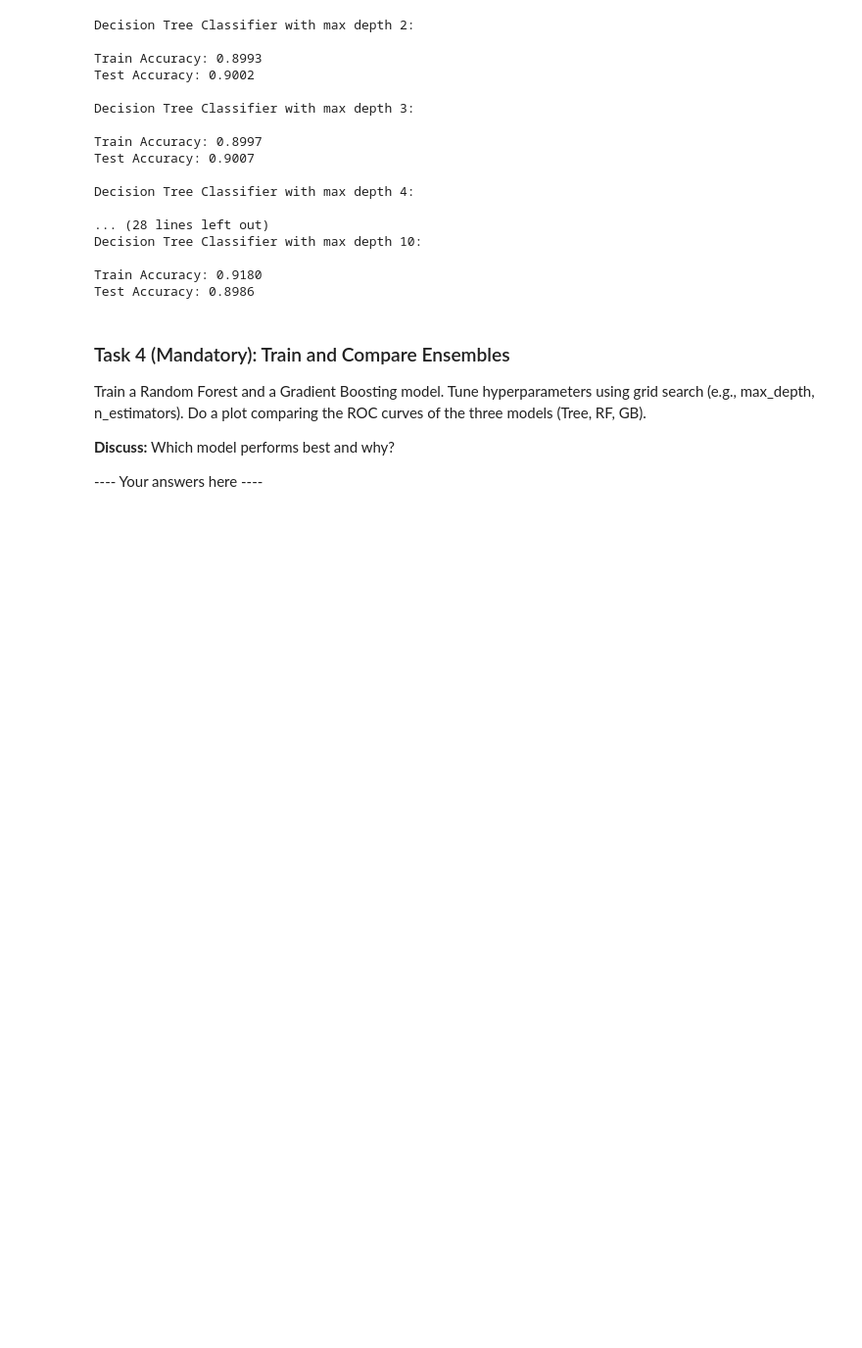
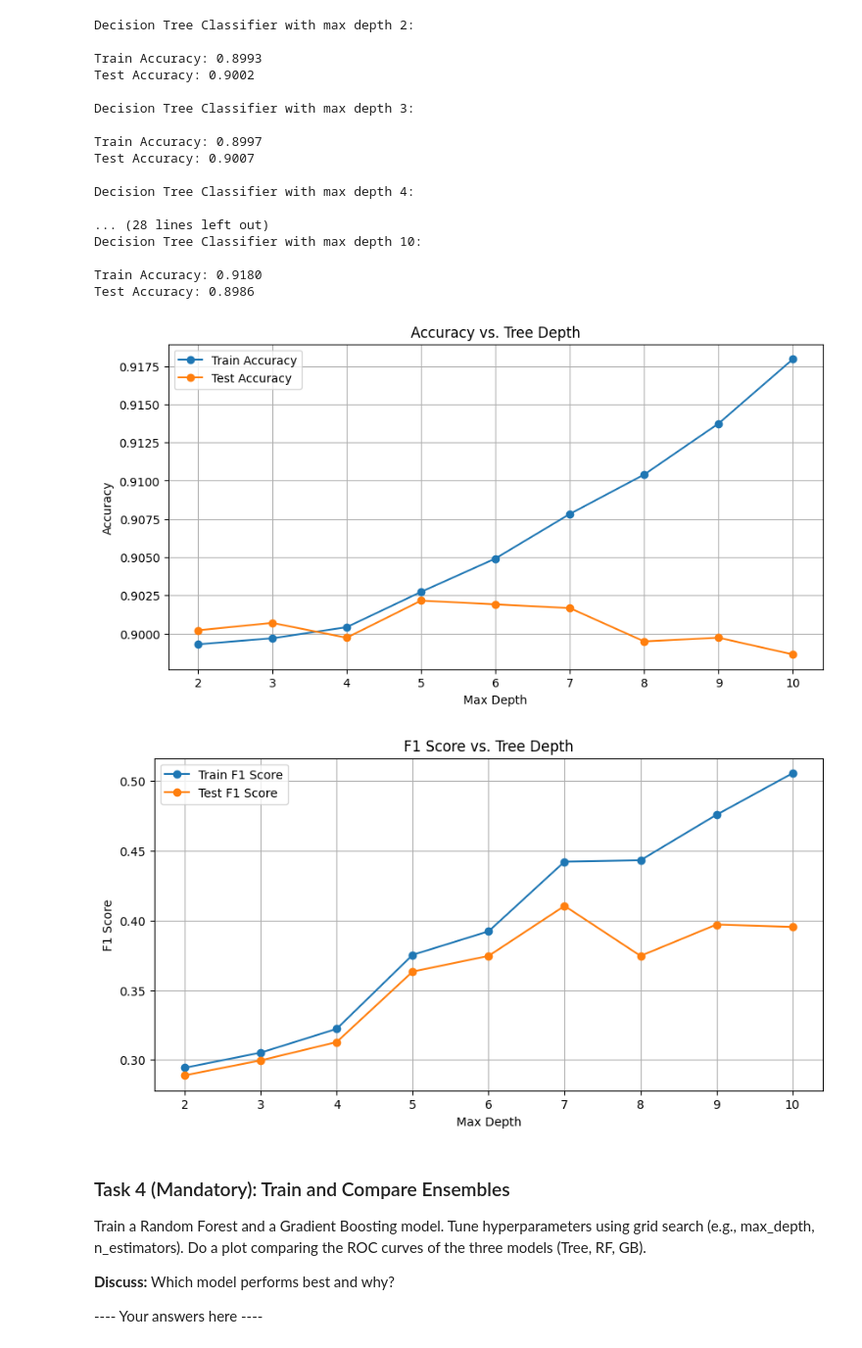
Before and after one commit to animittt/machine-learning-assignments, a Jupyter notebook: Assignment3-2025/am225pt_A3.ipynb, the cells around one changed output. Shown at 98% size. Saved outputs shown, nothing was run; the diff lists cells and outputs as text; code cells hidden in the pictures; blank space fills up the shorter version.

```diff
--- a/Assignment3-2025/am225pt_A3.ipynb
+++ b/Assignment3-2025/am225pt_A3.ipynb
@@ -140,6 +154,51 @@ Decision Tree Classifier with max depth 10:
 
 Train Accuracy: 0.9180
 Test Accuracy: 0.8986
+# %%
+import matplotlib.pyplot as plt
+from sklearn.tree import DecisionTreeClassifier
+from sklearn.metrics import accuracy_score, f1_score
+
+depths = range(2, 11)
+train_accuracies = []
+test_accuracies = []
+train_f1s = []
+test_f1s = []
+
+for depth in depths:
+    clf = DecisionTreeClassifier(max_depth=depth, random_state=8)
+    clf.fit(X_train, y_train)
+
+    y_train_pred = clf.predict(X_train)
+    y_test_pred = clf.predict(X_test)
+
+    train_accuracies.append(accuracy_score(y_train, y_train_pred))
+    test_accuracies.append(accuracy_score(y_test, y_test_pred))
+    train_f1s.append(f1_score(y_train, y_train_pred))
+    test_f1s.append(f1_score(y_test, y_test_pred))
+
+plt.figure(figsize=(10, 5))
+plt.plot(depths, train_accuracies, marker='o', label='Train Accuracy')
+plt.plot(depths, test_accuracies, marker='o', label='Test Accuracy')
+plt.title('Accuracy vs. Tree Depth')
+plt.xlabel('Max Depth')
+plt.ylabel('Accuracy')
+plt.legend()
+plt.grid(True)
+plt.show()
+
+plt.figure(figsize=(10, 5))
+plt.plot(depths, train_f1s, marker='o', label='Train F1 Score')
+plt.plot(depths, test_f1s, marker='o', label='Test F1 Score')
+plt.title('F1 Score vs. Tree Depth')
+plt.xlabel('Max Depth')
+plt.ylabel('F1 Score')
+plt.legend()
+plt.grid(True)
+plt.show()
+# %% [output]
+[figure, added]
+[figure, added]
 # %% [markdown]
 ### Task 4 (Mandatory): Train and Compare Ensembles
 Train a Random Forest and a Gradient Boosting model.
```
Also changed, not shown: parts of 3 cells of this notebook.
